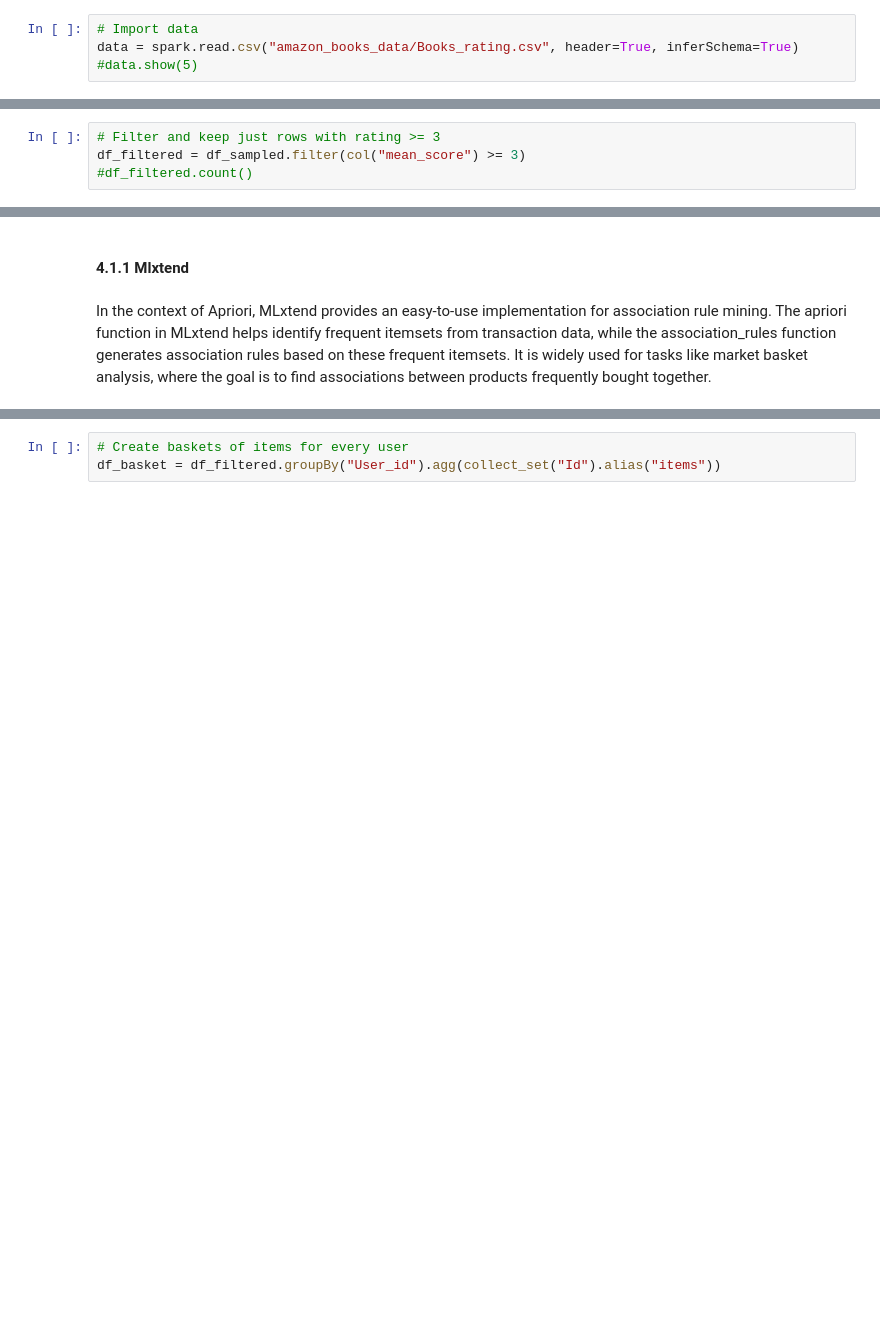
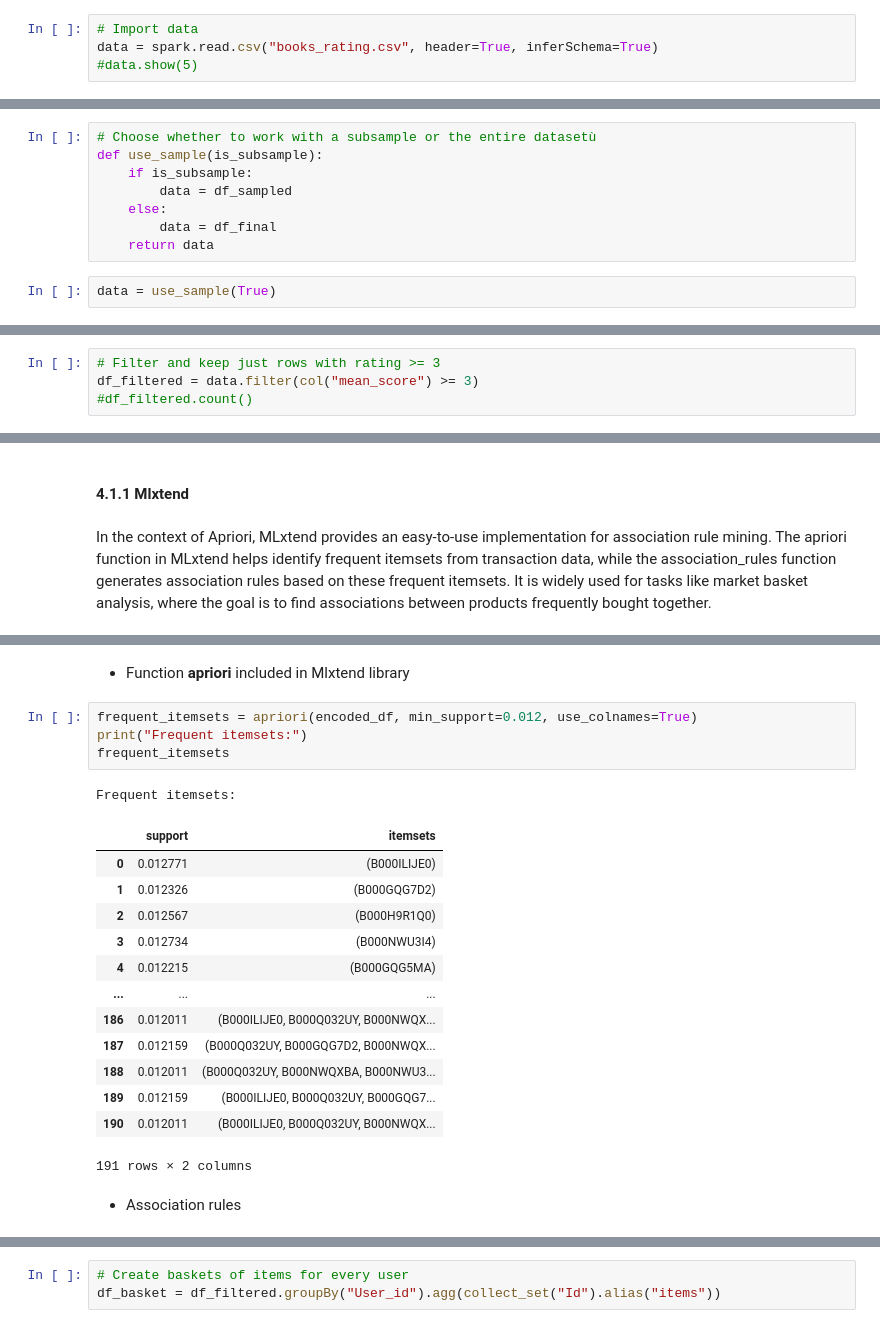
Before and after one commit to melissarizzi/Massive-Data, a Jupyter notebook: prove meli .ipynb, the cells around one changed output, grey strips where cells are left out. Cells and saved outputs as stored; diff of their text form; blank space fills up the shorter version.

```diff
--- a/prove meli .ipynb
+++ b/prove meli .ipynb
@@ -64,5 +61,5 @@ import pyspark.sql.functions as F
 spark = SparkSession.builder.appName("MapReduce").getOrCreate()
 # %%
 # Import data
-data = spark.read.csv("amazon_books_data/Books_rating.csv", header=True, inferSchema=True)
+data = spark.read.csv("books_rating.csv", header=True, inferSchema=True)
 #data.show(5)
@@ -263,8 +245,18 @@ df_sampled.select(F.mean("mean_score"), F.stddev("mean_score")).show()
+# %%
+# Choose whether to work with a subsample or the entire datasetù
+def use_sample(is_subsample):
+    if is_subsample:
+        data = df_sampled
+    else:
+        data = df_final
+    return data
+# %%
+data = use_sample(True)
 # %% [markdown]
 Before continuing the analysis, we considered only books that received a score above 3, as low ratings might indicate lack of engagement with the book.
 # %%
 # Filter and keep just rows with rating >= 3
-df_filtered = df_sampled.filter(col("mean_score") >= 3)
+df_filtered = data.filter(col("mean_score") >= 3)
 #df_filtered.count()
 # %% [markdown]
 Then we filtered for users who have rated at least 2 books, because otherwise, if they have only one high rating, we wouldn't be able to understand what other books they might buy based on that rating.
@@ -310,0 +329,23 @@ Primo algoritmo è appunto FP-GROWTH, da dire qualcosa
+# %% [markdown]
+- Function **apriori** included in Mlxtend library
+# %%
+frequent_itemsets = apriori(encoded_df, min_support=0.012, use_colnames=True)
+print("Frequent itemsets:")
+frequent_itemsets
+# %% [output]
+Frequent itemsets:
+|  | support | itemsets |
+| 0 | 0.012771 | (B000ILIJE0) |
+| 1 | 0.012326 | (B000GQG7D2) |
+| 2 | 0.012567 | (B000H9R1Q0) |
+| 3 | 0.012734 | (B000NWU3I4) |
+| 4 | 0.012215 | (B000GQG5MA) |
+| ... | ... | ... |
+| 186 | 0.012011 | (B000ILIJE0, B000Q032UY, B000NWQX... |
+| 187 | 0.012159 | (B000Q032UY, B000GQG7D2, B000NWQX... |
+| 188 | 0.012011 | (B000Q032UY, B000NWQXBA, B000NWU3... |
+| 189 | 0.012159 | (B000ILIJE0, B000Q032UY, B000GQG7... |
+| 190 | 0.012011 | (B000ILIJE0, B000Q032UY, B000NWQX... |
+191 rows × 2 columns
+# %% [markdown]
+- Association rules
```
Also changed, not shown: parts of 87 cells of this notebook.
